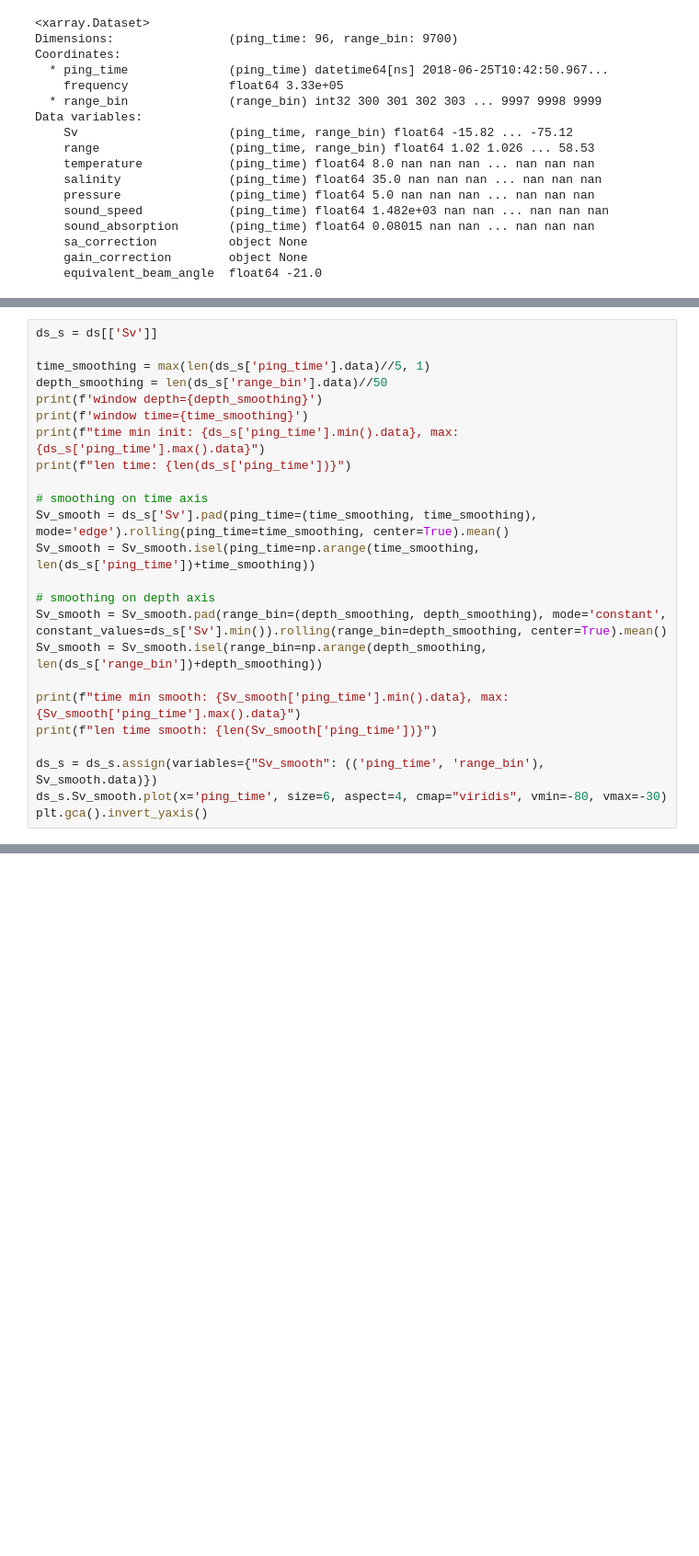
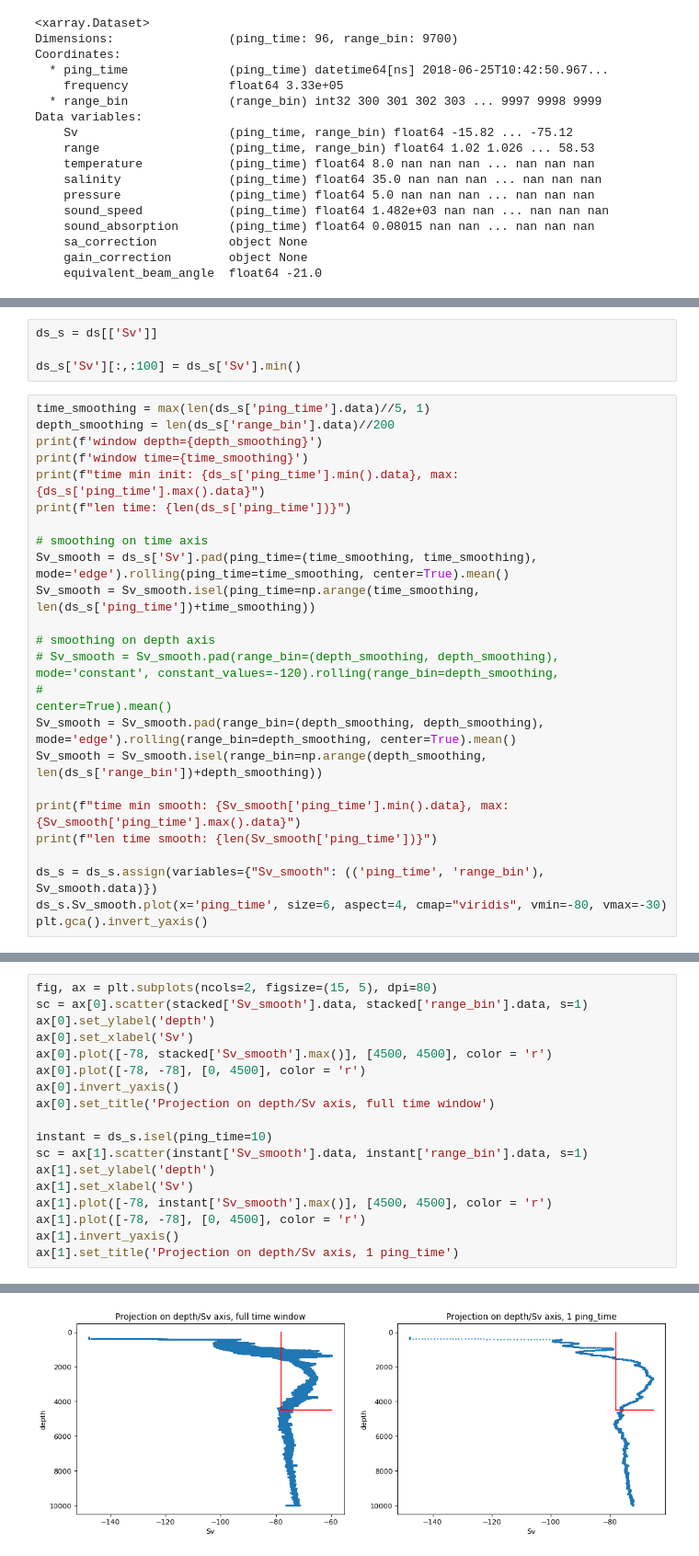
Before and after one commit to loicbachelot/owh-proj-bioacoustics, a Jupyter notebook: bioacoustics/layer_extraction/clustering.ipynb, the cells around one changed output, grey strips where cells are left out. Shown at 92% size. Cells and saved outputs as stored; diff of their text form; blank space fills up the shorter version.

```diff
--- a/bioacoustics/layer_extraction/kmean.ipynb
+++ b/bioacoustics/layer_extraction/clustering.ipynb
@@ -63,8 +68,10 @@ plt.gca().invert_yaxis()
+# %%
+ds_s = ds[['Sv']]
+
+ds_s['Sv'][:,:100] = ds_s['Sv'].min()
 # %%
-ds_s = ds[['Sv']]
-
 time_smoothing = max(len(ds_s['ping_time'].data)//5, 1)
-depth_smoothing = len(ds_s['range_bin'].data)//50
+depth_smoothing = len(ds_s['range_bin'].data)//200
 print(f'window depth={depth_smoothing}')
 print(f'window time={time_smoothing}')
 print(f"time min init: {ds_s['ping_time'].min().data}, max: {ds_s['ping_time'].max().data}")
@@ -75,7 +82,9 @@ Sv_smooth = ds_s['Sv'].pad(ping_time=(time_smoothing, time_smoothing), mode='edg
 Sv_smooth = Sv_smooth.isel(ping_time=np.arange(time_smoothing, len(ds_s['ping_time'])+time_smoothing))
 
 # smoothing on depth axis
-Sv_smooth = Sv_smooth.pad(range_bin=(depth_smoothing, depth_smoothing), mode='constant', constant_values=ds_s['Sv'].min()).rolling(range_bin=depth_smoothing, center=True).mean()
+# Sv_smooth = Sv_smooth.pad(range_bin=(depth_smoothing, depth_smoothing), mode='constant', constant_values=-120).rolling(range_bin=depth_smoothing,
+#                                                                                                                                    center=True).mean()
+Sv_smooth = Sv_smooth.pad(range_bin=(depth_smoothing, depth_smoothing), mode='edge').rolling(range_bin=depth_smoothing, center=True).mean()
 Sv_smooth = Sv_smooth.isel(range_bin=np.arange(depth_smoothing, len(ds_s['range_bin'])+depth_smoothing))
 
 print(f"time min smooth: {Sv_smooth['ping_time'].min().data}, max: {Sv_smooth['ping_time'].max().data}")
@@ -143,0 +124,19 @@ Data variables:
+# %%
+fig, ax = plt.subplots(ncols=2, figsize=(15, 5), dpi=80)
+sc = ax[0].scatter(stacked['Sv_smooth'].data, stacked['range_bin'].data, s=1)
+ax[0].set_ylabel('depth')
+ax[0].set_xlabel('Sv')
+ax[0].plot([-78, stacked['Sv_smooth'].max()], [4500, 4500], color = 'r')
+ax[0].plot([-78, -78], [0, 4500], color = 'r')
+ax[0].invert_yaxis()
+ax[0].set_title('Projection on depth/Sv axis, full time window')
+
+instant = ds_s.isel(ping_time=10)
+sc = ax[1].scatter(instant['Sv_smooth'].data, instant['range_bin'].data, s=1)
+ax[1].set_ylabel('depth')
+ax[1].set_xlabel('Sv')
+ax[1].plot([-78, instant['Sv_smooth'].max()], [4500, 4500], color = 'r')
+ax[1].plot([-78, -78], [0, 4500], color = 'r')
+ax[1].invert_yaxis()
+ax[1].set_title('Projection on depth/Sv axis, 1 ping_time')
+# %% [output]
@@ -143,0 +144 @@ Data variables:
+[figure, added]
```
Also changed, not shown: parts of 32 cells of this notebook.
